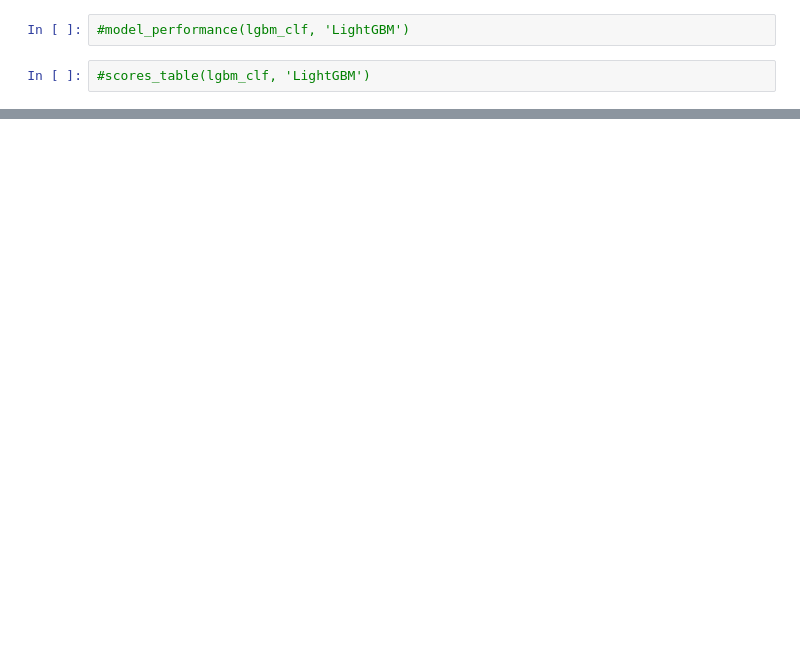
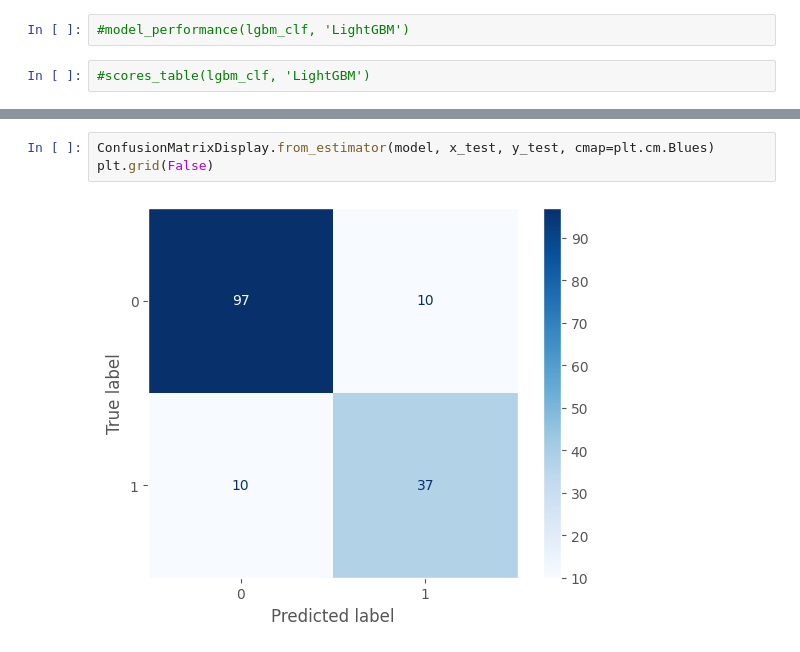
Before and after one commit to nguyenthithuylinh-ship-it/Diabetes_Project, a Jupyter notebook: Exploratory_Data_Analysis.ipynb, the cells around one changed output, grey strips where cells are left out. Drawn from its saved outputs; the diff is of its cells as text; blank space fills up the shorter version.

```diff
--- a/Exploratory_Data_Analysis.ipynb
+++ b/Exploratory_Data_Analysis.ipynb
@@ -1191,0 +1419,5 @@ memory usage: 150.1 KB
+# %%
+ConfusionMatrixDisplay.from_estimator(model, x_test, y_test, cmap=plt.cm.Blues)
+plt.grid(False)
+# %% [output]
+[figure, added]
```
Also changed, not shown: parts of 34 cells of this notebook.
